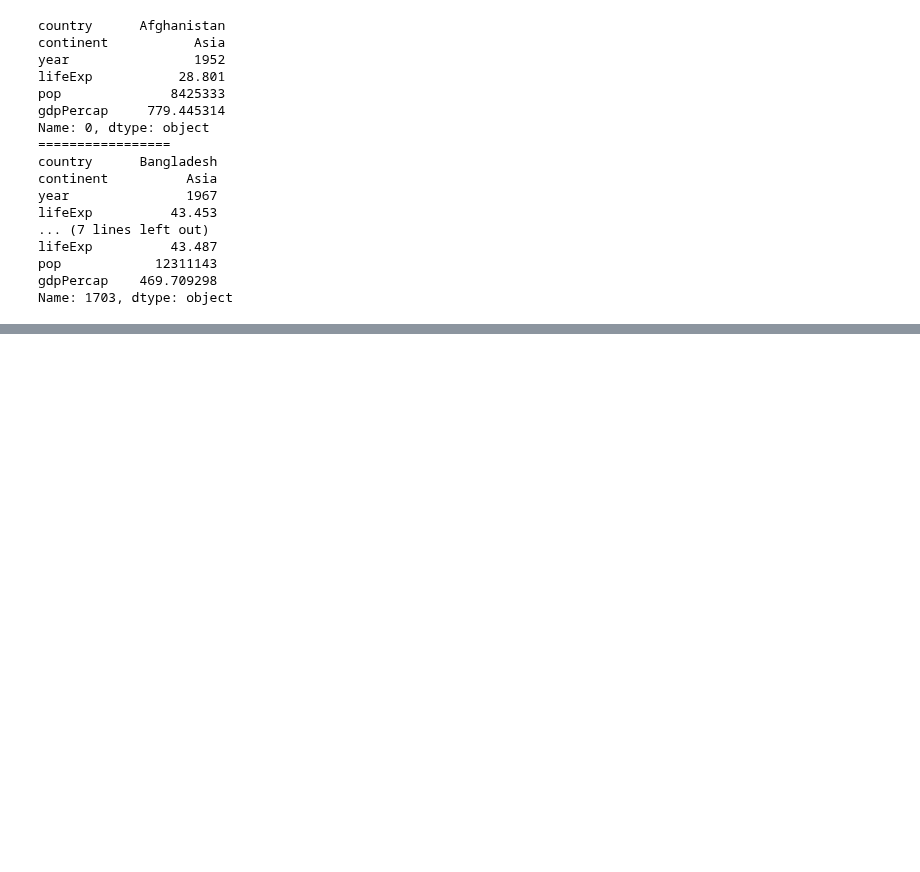
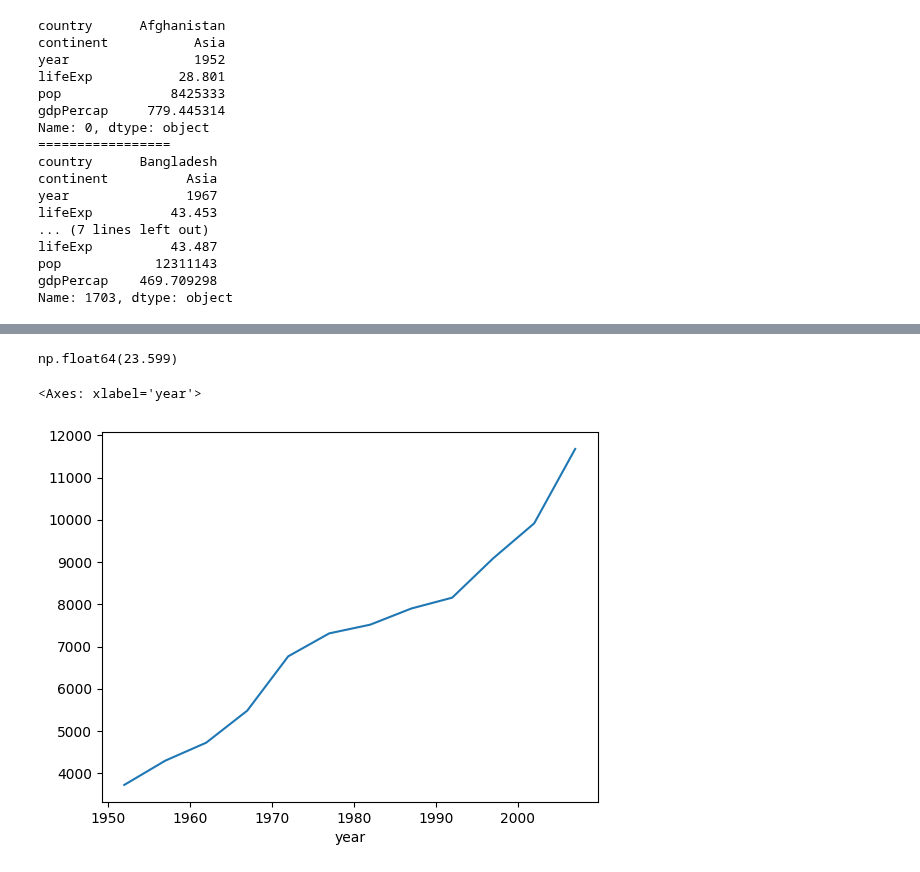
Before and after one commit to jiyoung1634/hipython_rep, a Jupyter notebook: 13_데이터프레임연습.ipynb, the cells around one changed output, grey strips where cells are left out. Saved outputs shown, nothing was run; the diff lists cells and outputs as text; code cells hidden in the pictures; blank space fills up the shorter version.

```diff
--- a/13_데이터프레임연습.ipynb
+++ b/13_데이터프레임연습.ipynb
@@ -118,0 +275,3 @@ Name: 1703, dtype: object
+# %%
+group_df = df.groupby('year')
+group_df
@@ -118,0 +363,13 @@ Name: 1703, dtype: object
+# %%
+#기대수명 평균이 가장 낮은 국가는
+#group_df1['lifeExp'].mean().idxmin()   #평균이 가장 낮은 곳
+group_df1['lifeExp'].mean().min()
+# %% [output]
+np.float64(23.599)
+# %%
+# 차트 그리는 기능
+g_df_mean = group_df['gdpPercap'].mean()
+g_df_mean.plot()
+# %% [output]
+<Axes: xlabel='year'>
+[figure, added]
```
Also changed, not shown: parts of 21 cells of this notebook.
